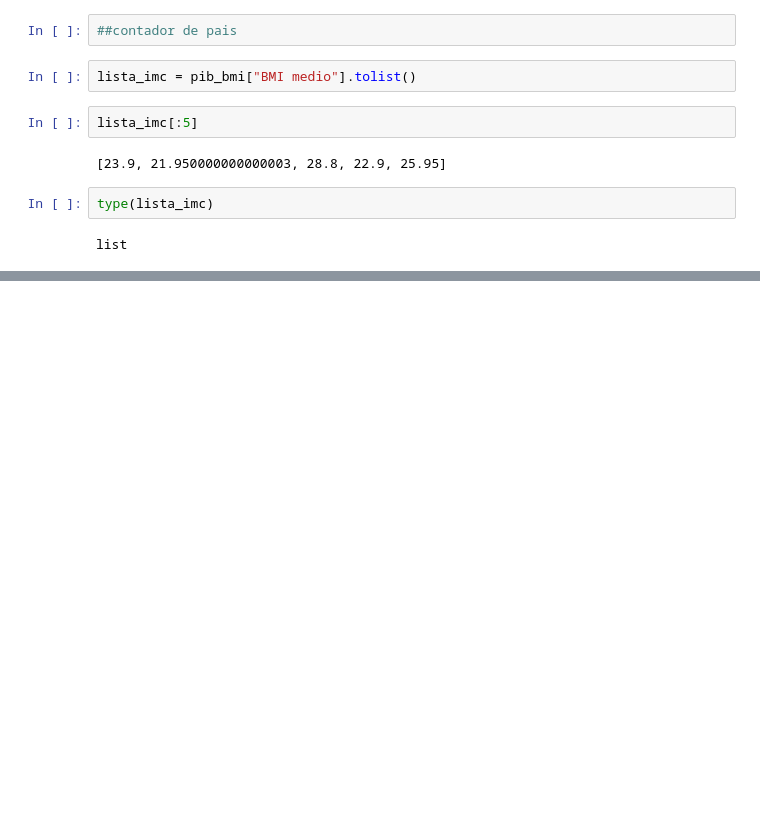
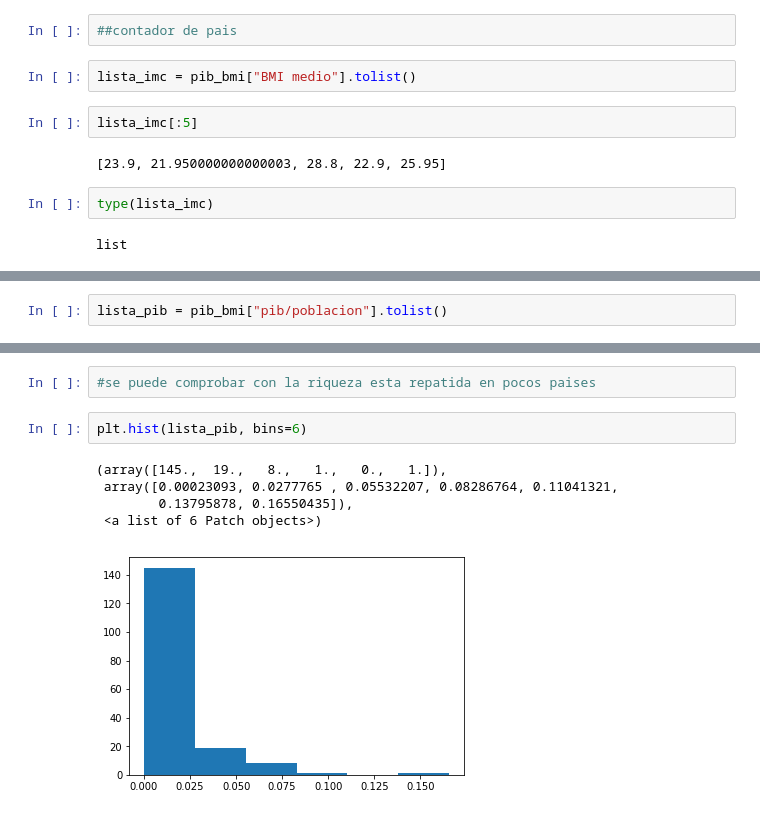
Before and after one commit to SergioME/TFM, a Jupyter notebook: imc_pib.ipynb, the cells around one changed output, grey strips where cells are left out. Saved outputs shown, nothing was run; the diff lists cells and outputs as text; blank space fills up the shorter version.

```diff
--- a/imc_pib.ipynb
+++ b/imc_pib.ipynb
@@ -463,0 +469,2 @@ Obesidad_I 4
+# %%
+lista_pib = pib_bmi["pib/poblacion"].tolist()
@@ -492,0 +606,10 @@ Obesidad_I 4
+# %%
+#se puede comprobar con la riqueza esta repatida en pocos paises
+# %%
+plt.hist(lista_pib, bins=6)
+# %% [output]
+(array([145.,  19.,   8.,   1.,   0.,   1.]),
+ array([0.00023093, 0.0277765 , 0.05532207, 0.08286764, 0.11041321,
+        0.13795878, 0.16550435]),
+ <a list of 6 Patch objects>)
+[figure, added]
```
Also changed, not shown: parts of 33 cells of this notebook.
